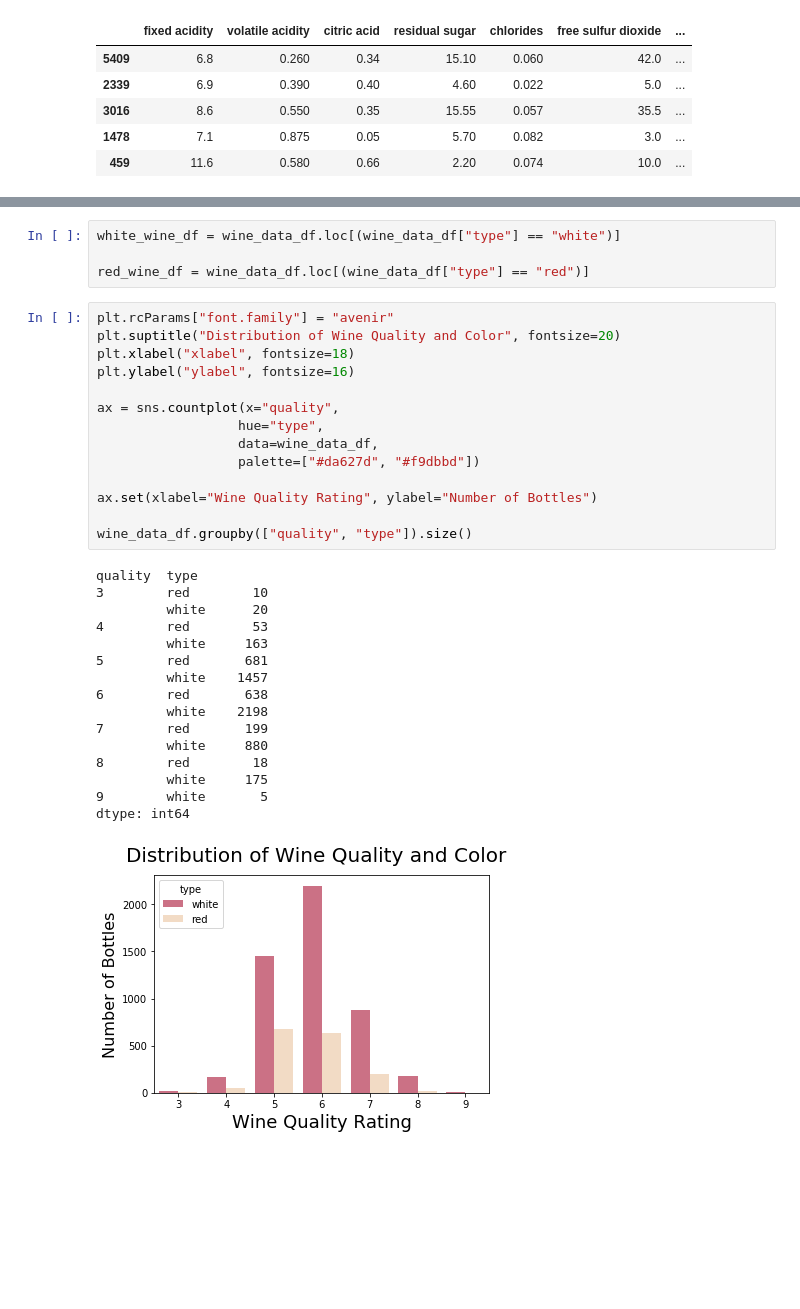
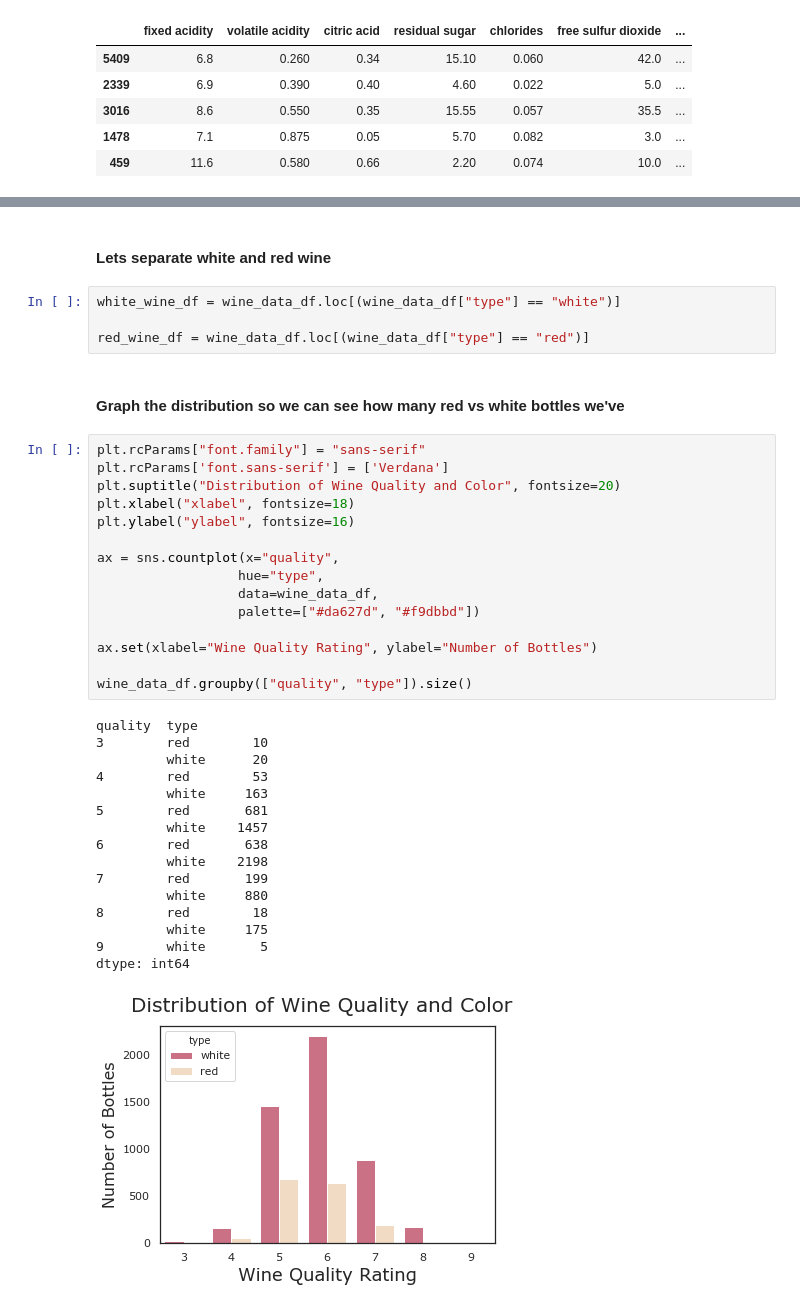
Before and after one commit to ochoa-jessica/Wine_Quality, a Jupyter notebook: Determine_High_Wine_Quality.ipynb, the cells around one changed output, grey strips where cells are left out. Saved outputs shown, nothing was run; the diff lists cells and outputs as text; blank space fills up the shorter version.

```diff
--- a/Determine_High_Wine_Quality.ipynb
+++ b/Determine_High_Wine_Quality.ipynb
@@ -28,35 +89,40 @@ wine_data_df.head()
+# %% [markdown]
+#### Lets separate white and red wine
 # %%
 white_wine_df = wine_data_df.loc[(wine_data_df["type"] == "white")]
 
 red_wine_df = wine_data_df.loc[(wine_data_df["type"] == "red")]
+# %% [markdown]
+#### Graph the distribution so we can see how many red vs white bottles we've
 # %%
-plt.rcParams["font.family"] = "avenir"
+plt.rcParams["font.family"] = "sans-serif"
+plt.rcParams['font.sans-serif'] = ['Verdana']
 plt.suptitle("Distribution of Wine Quality and Color", fontsize=20)
 plt.xlabel("xlabel", fontsize=18)
 plt.ylabel("ylabel", fontsize=16)
 
 ax = sns.countplot(x="quality",
                   hue="type",
                   data=wine_data_df,
                   palette=["#da627d", "#f9dbbd"])
 
 ax.set(xlabel="Wine Quality Rating", ylabel="Number of Bottles")
 
 wine_data_df.groupby(["quality", "type"]).size()
 # %% [output]
 quality  type
 3        red        10
          white      20
 4        red        53
          white     163
 5        red       681
          white    1457
 6        red       638
          white    2198
 7        red       199
          white     880
 8        red        18
          white     175
 9        white       5
 dtype: int64
-[figure, old version]
+[figure, new version]
```
Also changed, not shown: parts of 39 cells of this notebook.
